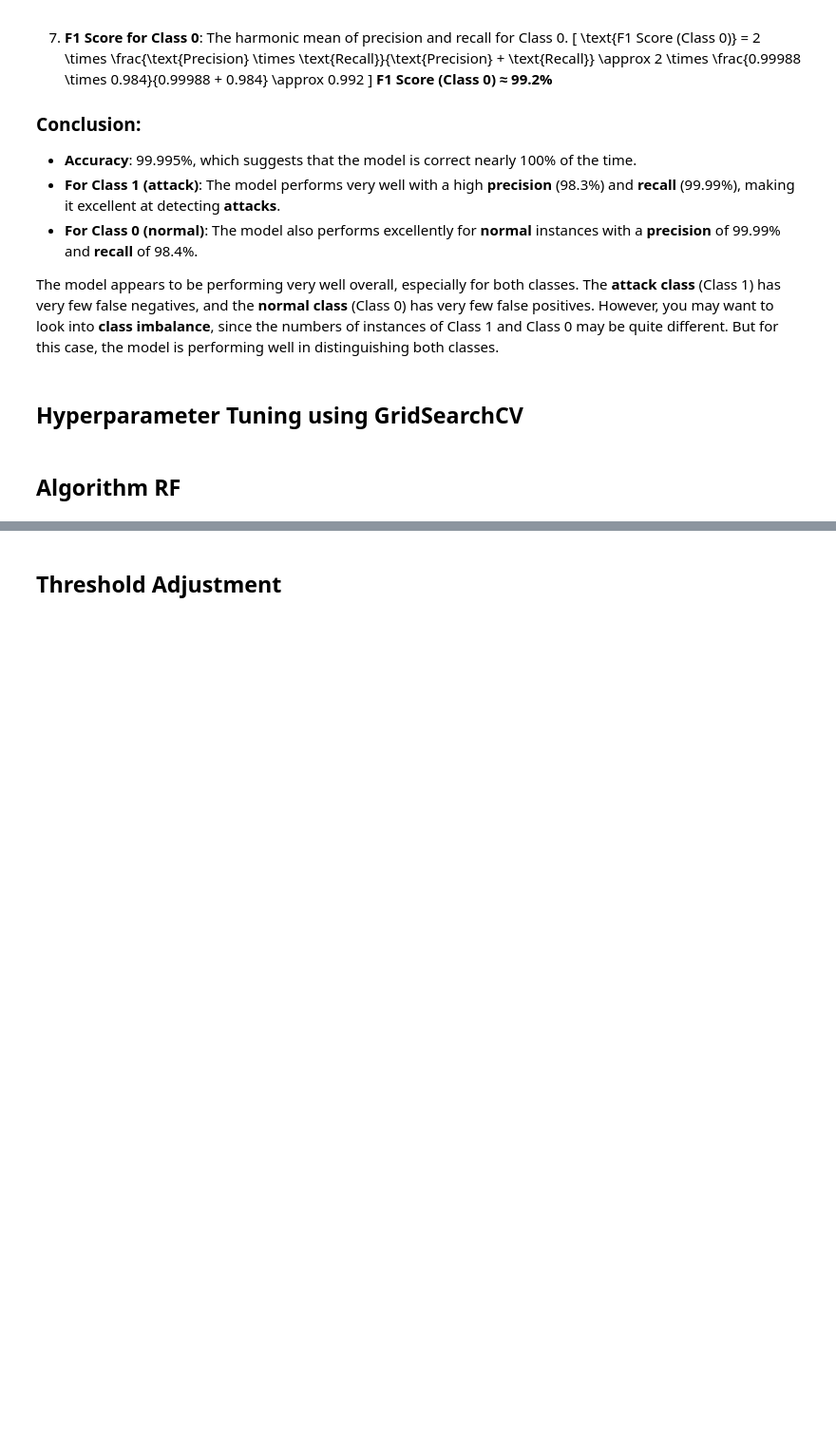
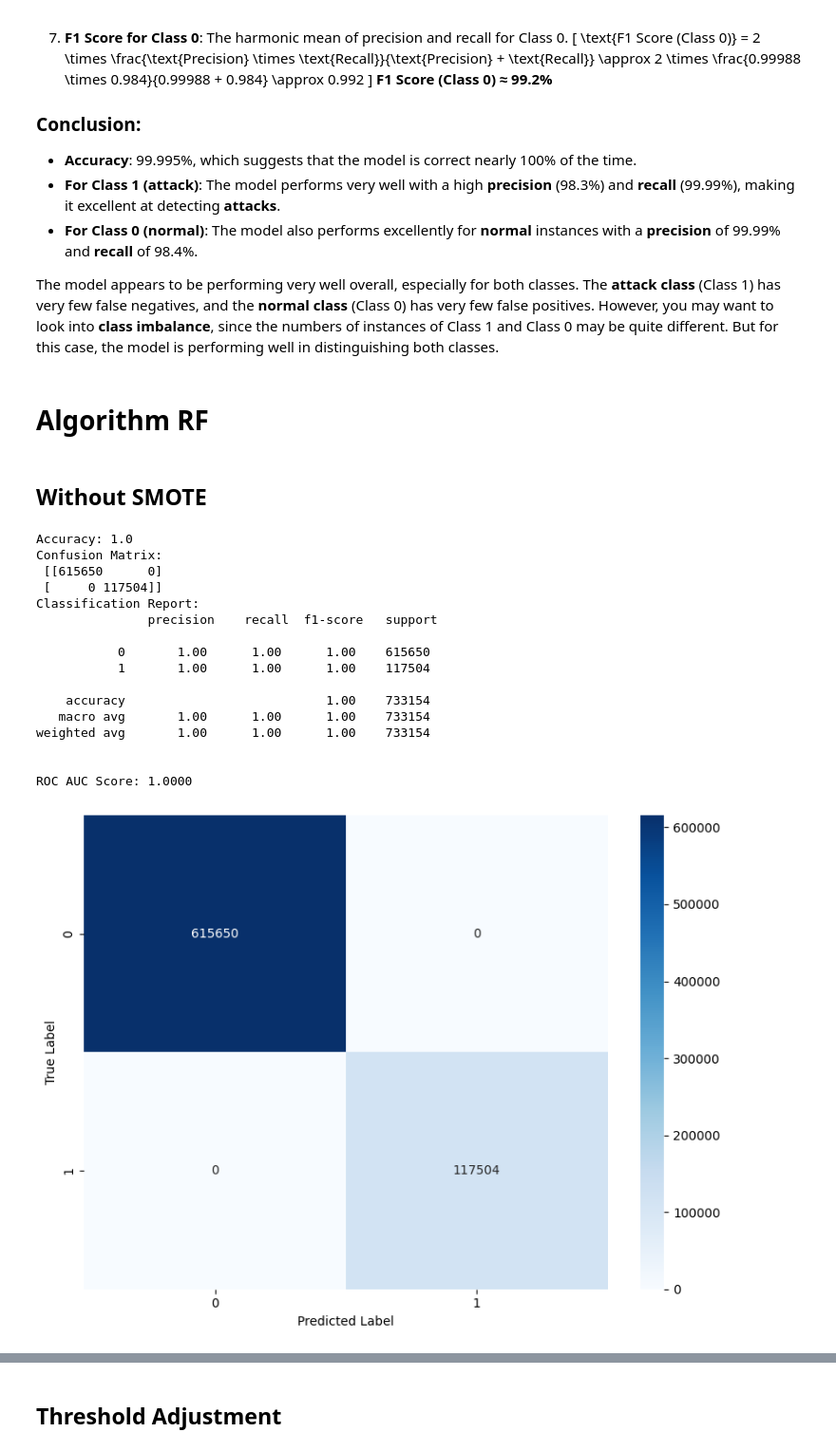
Before and after one commit to pranav-k-jha/kaggle-notebooks, a Jupyter notebook: rpm-ids-rf-model.ipynb, the cells around one changed output, grey strips where cells are left out. Shown at 95% size. Cells and saved outputs as stored; diff of their text form; code cells hidden in the pictures; blank space fills up the shorter version.

```diff
--- a/rpm-ids-rf-model.ipynb
+++ b/rpm-ids-rf-model.ipynb
@@ -909,24 +880,28 @@ cm = [[605815   9834]
 - **For Class 0 (normal)**: The model also performs excellently for **normal** instances with a **precision** of 99.99% and **recall** of 98.4%.
 
 The model appears to be performing very well overall, especially for both classes. The **attack class** (Class 1) has very few false negatives, and the **normal class** (Class 0) has very few false positives. However, you may want to look into **class imbalance**, since the numbers of instances of Class 1 and Class 0 may be quite different. But for this case, the model is performing well in distinguishing both classes.
-# %% [markdown]
-## Hyperparameter Tuning using GridSearchCV
 # %% [markdown]
-## Algorithm RF
+# Algorithm RF
+# %% [markdown]
+## Without SMOTE
 # %%
 import pandas as pd
 import numpy as np
 from sklearn.model_selection import train_test_split
 from sklearn.ensemble import RandomForestClassifier
-from sklearn.metrics import classification_report, accuracy_score, confusion_matrix, roc_auc_score
+from sklearn.metrics import classification_report, roc_auc_score, confusion_matrix
 from sklearn.preprocessing import LabelEncoder
 import matplotlib.pyplot as plt
 
 # Load data
 df = df_9.copy()
 
+# 1. Preprocessing
+# Convert CAN ID to categorical (important for tree models)
+df['CAN ID'] = df['CAN ID'].astype('category')
+
 # 2. Split data
-X = df.drop(['Flag', 'CAN ID'], axis=1)  # Remove the leakage feature
+X = df.drop('Flag', axis=1)
 y = df['Flag']
 
 # Stratified split to maintain class balance
@@ -947,31 +922,60 @@ rf = RandomForestClassifier(
 )
 
 # 4. Train model
 rf.fit(X_train, y_train)
 
 # 5. Evaluate
 y_pred = rf.predict(X_test)
 y_proba = rf.predict_proba(X_test)[:,1]
 
 # Evaluate model performance
 print("Accuracy:", accuracy_score(y_test, y_pred))
 print("Confusion Matrix:\n", confusion_matrix(y_test, y_pred))
 print("Classification Report:\n", classification_report(y_test, y_pred))
 
 print(f"\nROC AUC Score: {roc_auc_score(y_test, y_proba):.4f}")
 
 # 6. Feature Importance
 features = X.columns
 importances = rf.feature_importances_
 std = np.std([tree.feature_importances_ for tree in rf.estimators_], axis=0)
 
 # Create DataFrame
 fi_df = pd.DataFrame({'Feature': features, 'Importance': importances, 'Std': std})
 fi_df = fi_df.sort_values('Importance', ascending=False)
 
+# Plot Confusion Matrix
+cm = confusion_matrix(y_test, y_pred)
+plt.figure(figsize=(8, 6))
+sns.heatmap(cm, annot=True, fmt='d', cmap='Blues')
+plt.xlabel('Predicted Label')
+plt.ylabel('True Label')
+plt.tight_layout()
+plt.savefig(os.path.join("confusion_matrix_rf_1.pdf"), format="pdf", bbox_inches='tight')
+plt.show()
+
 # Plot
 plt.figure(figsize=(10,6))
-plt.title("Feature Importances")
 plt.bar(fi_df['Feature'], fi_df['Importance'], yerr=fi_df['Std'])
 plt.xticks(rotation=45)
+plt.tight_layout()
+plt.savefig(os.path.join("feature_imp_rf_1.pdf"), format="pdf", bbox_inches='tight')
 plt.show()
+# %% [output]
+Accuracy: 1.0
+Confusion Matrix:
+ [[615650      0]
+ [     0 117504]]
+Classification Report:
+               precision    recall  f1-score   support
+
+           0       1.00      1.00      1.00    615650
+           1       1.00      1.00      1.00    117504
+
+    accuracy                           1.00    733154
+   macro avg       1.00      1.00      1.00    733154
+weighted avg       1.00      1.00      1.00    733154
+
+
+ROC AUC Score: 1.0000
+[figure, added]
```
Also changed, not shown: parts of 28 cells of this notebook.
